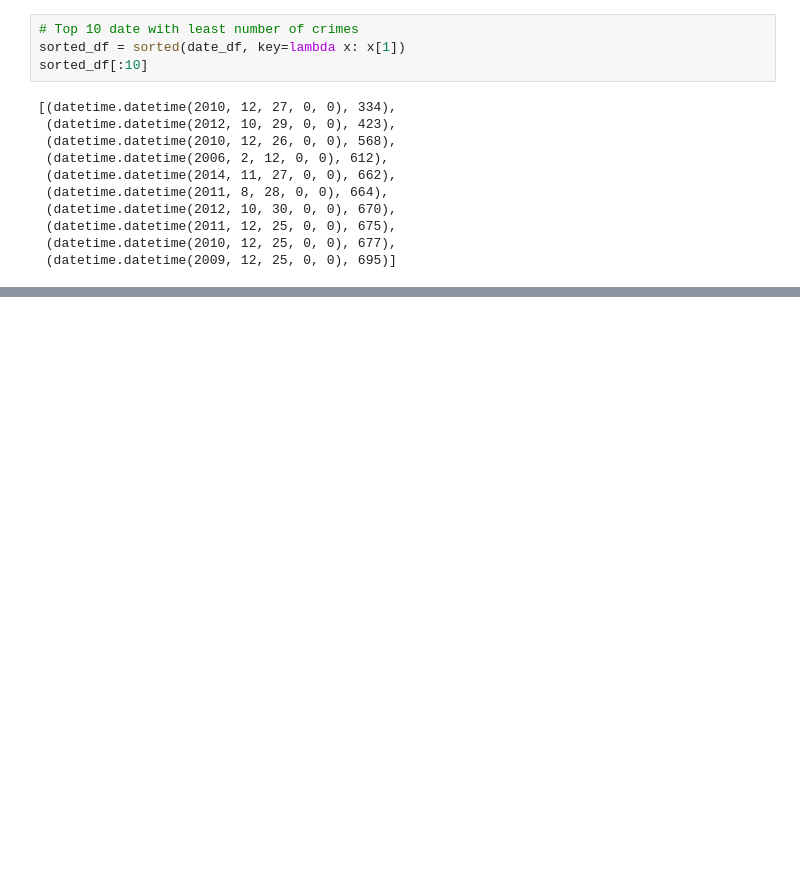
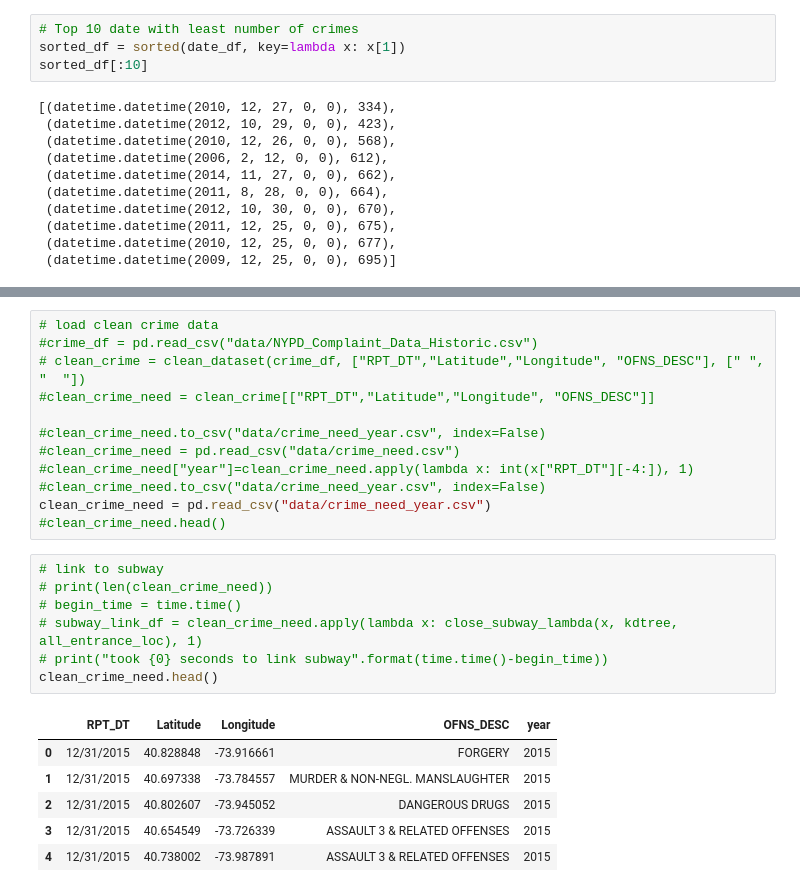
Before and after one commit to nyuxz/ds1004_project, a Jupyter notebook: Visualization.ipynb, the cells around one changed output, grey strips where cells are left out. Cells and saved outputs as stored; diff of their text form; blank space fills up the shorter version.

```diff
--- a/Visualization.ipynb
+++ b/Visualization.ipynb
@@ -78,0 +199,26 @@ sorted_df[:10]
+# %%
+# load clean crime data
+#crime_df = pd.read_csv("data/NYPD_Complaint_Data_Historic.csv")
+# clean_crime = clean_dataset(crime_df, ["RPT_DT","Latitude","Longitude", "OFNS_DESC"], [" ", "  "])
+#clean_crime_need = clean_crime[["RPT_DT","Latitude","Longitude", "OFNS_DESC"]]
+
+#clean_crime_need.to_csv("data/crime_need_year.csv", index=False)
+#clean_crime_need = pd.read_csv("data/crime_need.csv")
+#clean_crime_need["year"]=clean_crime_need.apply(lambda x: int(x["RPT_DT"][-4:]), 1)
+#clean_crime_need.to_csv("data/crime_need_year.csv", index=False)
+clean_crime_need = pd.read_csv("data/crime_need_year.csv")
+#clean_crime_need.head()
+# %%
+# link to subway
+# print(len(clean_crime_need))
+# begin_time = time.time()
+# subway_link_df = clean_crime_need.apply(lambda x: close_subway_lambda(x, kdtree, all_entrance_loc), 1)
+# print("took {0} seconds to link subway".format(time.time()-begin_time))
+clean_crime_need.head()
+# %% [output]
+|  | RPT_DT | Latitude | Longitude | OFNS_DESC | year |
+| 0 | 12/31/2015 | 40.828848 | -73.916661 | FORGERY | 2015 |
+| 1 | 12/31/2015 | 40.697338 | -73.784557 | MURDER & NON-NEGL. MANSLAUGHTER | 2015 |
+| 2 | 12/31/2015 | 40.802607 | -73.945052 | DANGEROUS DRUGS | 2015 |
+| 3 | 12/31/2015 | 40.654549 | -73.726339 | ASSAULT 3 & RELATED OFFENSES | 2015 |
+| 4 | 12/31/2015 | 40.738002 | -73.987891 | ASSAULT 3 & RELATED OFFENSES | 2015 |
```
Also changed, not shown: parts of 34 cells of this notebook, 2 other files.
